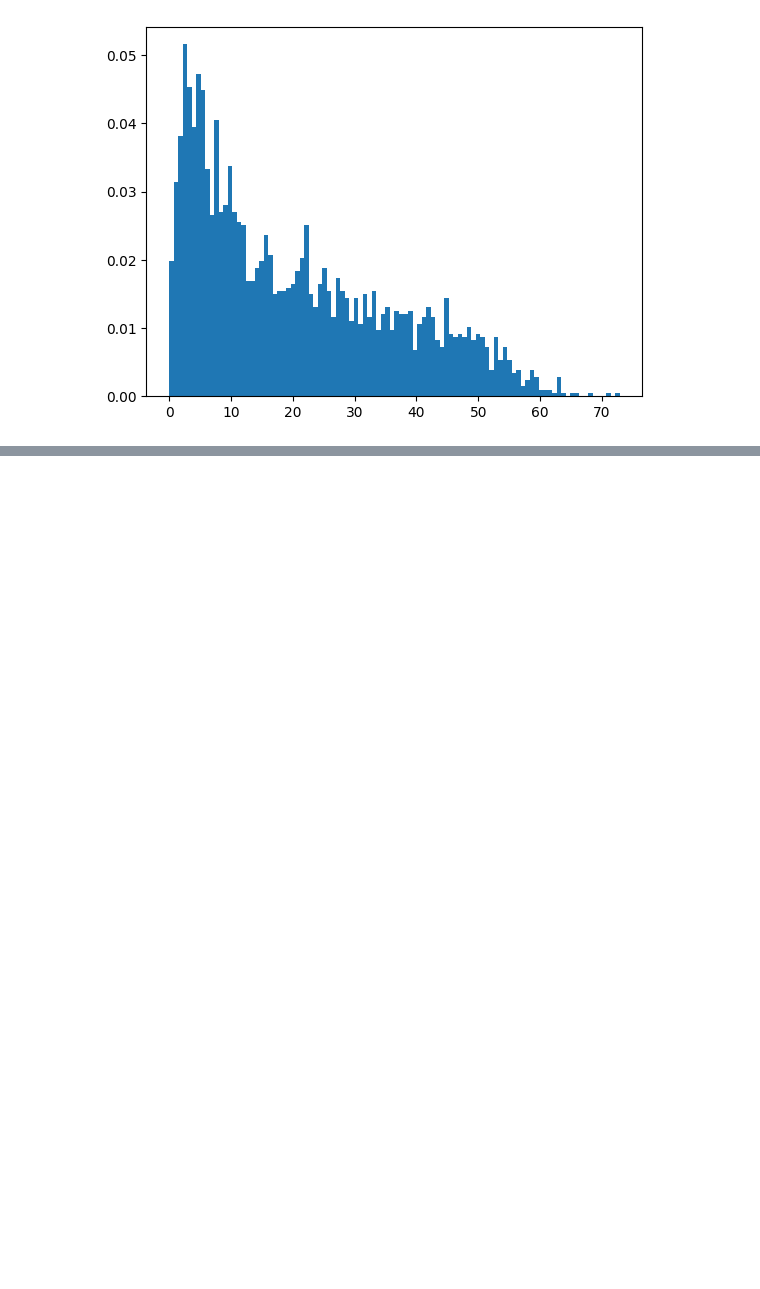
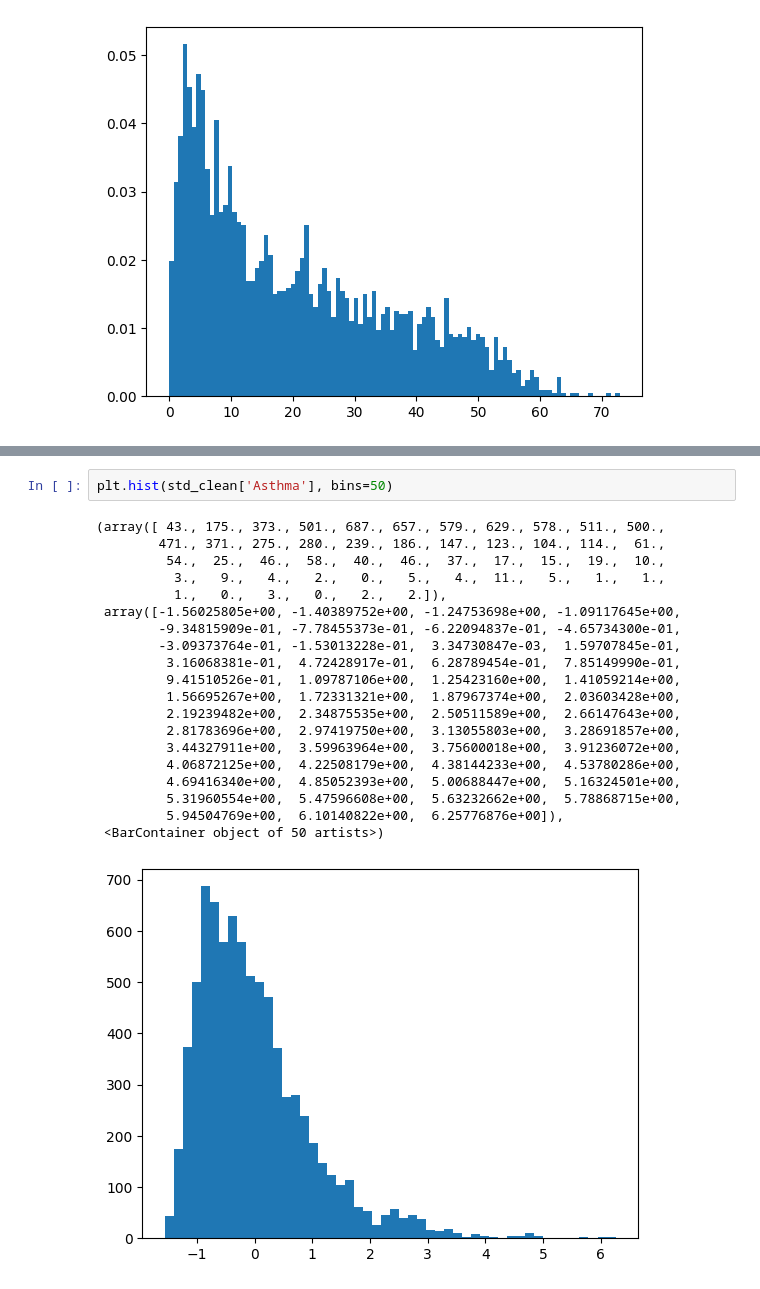
Before and after one commit to valenciaaalberto/Math189Project, a Jupyter notebook: Data/project.ipynb, the cells around one changed output, grey strips where cells are left out. Drawn from its saved outputs; the diff is of its cells as text; blank space fills up the shorter version.

```diff
--- a/Data/project.ipynb
+++ b/Data/project.ipynb
@@ -412,0 +472,23 @@ plt.hist(sd_la['Education'], bins=100, density=True)
+# %%
+plt.hist(std_clean['Asthma'], bins=50)
+# %% [output]
+(array([ 43., 175., 373., 501., 687., 657., 579., 629., 578., 511., 500.,
+        471., 371., 275., 280., 239., 186., 147., 123., 104., 114.,  61.,
+         54.,  25.,  46.,  58.,  40.,  46.,  37.,  17.,  15.,  19.,  10.,
+          3.,   9.,   4.,   2.,   0.,   5.,   4.,  11.,   5.,   1.,   1.,
+          1.,   0.,   3.,   0.,   2.,   2.]),
+ array([-1.56025805e+00, -1.40389752e+00, -1.24753698e+00, -1.09117645e+00,
+        -9.34815909e-01, -7.78455373e-01, -6.22094837e-01, -4.65734300e-01,
+        -3.09373764e-01, -1.53013228e-01,  3.34730847e-03,  1.59707845e-01,
+         3.16068381e-01,  4.72428917e-01,  6.28789454e-01,  7.85149990e-01,
+         9.41510526e-01,  1.09787106e+00,  1.25423160e+00,  1.41059214e+00,
+         1.56695267e+00,  1.72331321e+00,  1.87967374e+00,  2.03603428e+00,
+         2.19239482e+00,  2.34875535e+00,  2.50511589e+00,  2.66147643e+00,
+         2.81783696e+00,  2.97419750e+00,  3.13055803e+00,  3.28691857e+00,
+         3.44327911e+00,  3.59963964e+00,  3.75600018e+00,  3.91236072e+00,
+         4.06872125e+00,  4.22508179e+00,  4.38144233e+00,  4.53780286e+00,
+         4.69416340e+00,  4.85052393e+00,  5.00688447e+00,  5.16324501e+00,
+         5.31960554e+00,  5.47596608e+00,  5.63232662e+00,  5.78868715e+00,
+         5.94504769e+00,  6.10140822e+00,  6.25776876e+00]),
+ <BarContainer object of 50 artists>)
+[figure, added]
```
Also changed, not shown: parts of 7 cells of this notebook.
